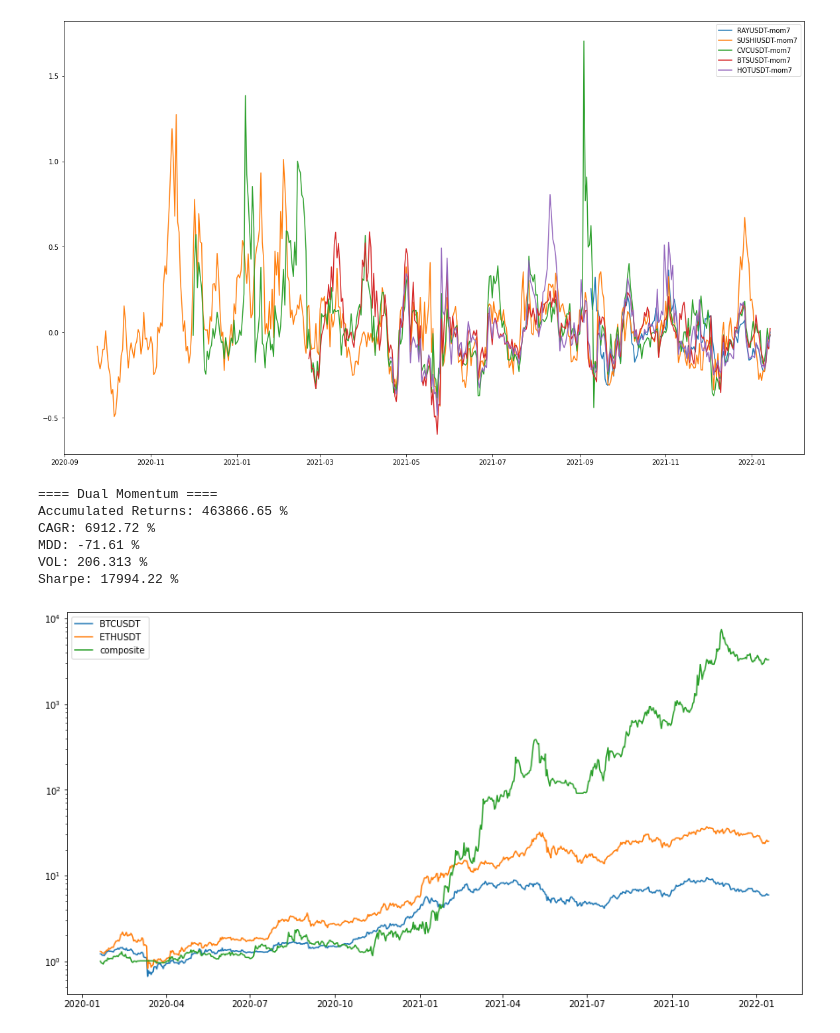
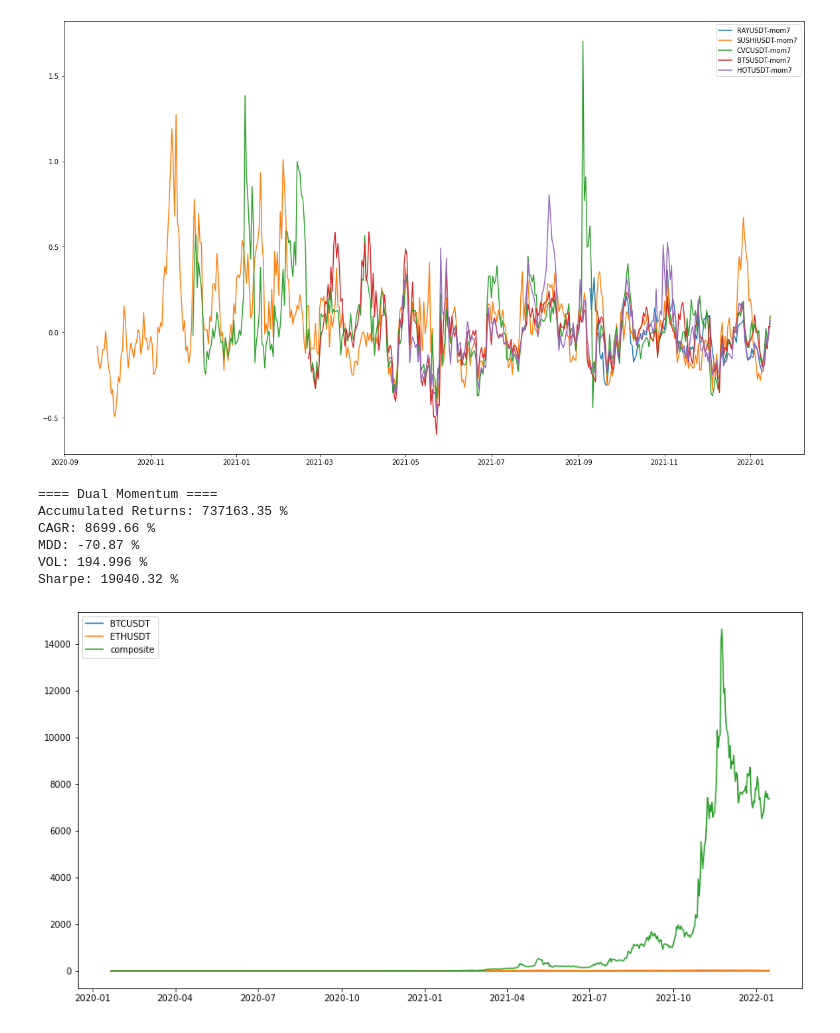
Before and after one commit to choij1589/SystemTrading, a Jupyter notebook: CoinTrading/DualMomentum.ipynb, the cells around one changed output. Drawn from its saved outputs; the diff is of its cells as text; code cells hidden in the pictures.

```diff
--- a/CoinTrading/DualMomentum.ipynb
+++ b/CoinTrading/DualMomentum.ipynb
@@ -59,6 +61,11 @@ for ticker in tickers:
     sample['mom14'] = (sample['close'] - sample.shift(14)['close'])/sample.shift(14)['close']
     sample['mom20'] = (sample['close'] - sample.shift(20)['close'])/sample.shift(20)['close']
     #sample['mom72'] = (sample['close'] - sample.shift(72)['close'])/sample.shift(72)['close']
+    sample['center'] = sample['close'].rolling(20).mean()
+    sample['upper'] = sample['center'] + 2.*sample['close'].rolling(20).std()
+    sample['lower'] = sample['center'] - 2.*sample['close'].rolling(20).std()
+    sample['percentB'] = (sample['close'] - sample['lower'])/(sample['upper'] - sample['lower'])
+    sample['minmax'] = (sample['close'] - sample['low'].rolling(15).min())/(sample['high'].rolling(15).max() - sample['low'].rolling(15).min())
     sample['reward'] = 1. + sample['close'].pct_change()
     sample['total_reward'] = sample['reward'].cumprod()
     sample.dropna(inplace=True)
@@ -116,28 +123,15 @@ for idx in book.index[:-1]:
     ratio = 1./len(top5)
 
     for coin in top5.keys():
-        #lev = 0
-        #if samples[coin].loc[idx, 'mom3'] > 0.5:  lev += 1
-        #if samples[coin].loc[idx, 'mom7'] > 0.5 or samples[coin].loc[idx, 'mom7'] < -0.3:  lev += 1
-        #if samples[coin].loc[idx, 'mom10'] > 0.4: lev += 1
-        #if samples[coin].loc[idx, 'mom14'] > 0.2: lev += 1
-        #if samples[coin].loc[idx, 'mom20'] > 0.1:  lev += 1
-        #if samples[coin].loc[idx, 'mom72'] > 0.:   lev += 1
-        #if samples[coin].loc[idx, 'mom20'] > 0.1 and samples[coin].loc[idx, 'mom7'] > 0.5: lev = 2
+        lev = 0
+        if samples[coin].loc[idx, 'mom7'] > 0.5 and samples[coin].loc[idx, 'mom7'] < 2.1: lev += 1
+        if samples[coin].loc[idx, 'mom7'] < -0.4: lev += 1
+        if samples[coin].loc[idx, 'mom20'] > 0.1 and samples[coin].loc[idx, 'mom20'] < 4.3: lev += 1
 
-        lev = 0
-        if samples[coin].loc[idx, 'mom7'] > 0.5: lev += 1
-        if samples[coin].loc[idx, 'mom7'] < -0.4: lev += 1
-        if samples[coin].loc[idx, 'mom20'] > 0.1: lev += 1
-
-        # ETH filtering0000000000
-        #if samples['BTCUSDT'].loc[idx, 'mom20'] > 0.03:
-        #    if samples['ETHUSDT'].loc[idx, 'mom7'] > samples[coin].loc[idx, 'mom7']:
-        #        this_reward = samples['ETHUSDT'].shift(-1).loc[idx, 'reward'] - 1.003
-        #    else:
+        #if samples[coin].loc[idx, 'mom7'] > 0.4: lev += 1
+        #if samples[coin].loc[idx, 'percentB'] > 1.0: lev += 1
+        # if samples[coin].loc[idx, 'minmax'] > 0.6: lev += 1
         this_reward = lev*(samples[coin].shift(-1).loc[idx, 'reward']-1.003)
-        #else:
-        #    this_reward = 0.
         reward += ratio*(1. + this_reward)
 
     #if samples['ETHUSDT'].loc[idx, 'mom7'] < 0.:    reward = 1.
@@ -166,19 +160,19 @@ print("VOL:", round(VOL*100, 3), "%")
 print("Sharpe:", round(Sharpe*100,2), "%")
 # %% [output]
 ==== Dual Momentum ====
-Accumulated Returns: 463866.65 %
-CAGR: 6912.72 %
-MDD: -71.61 %
-VOL: 206.313 %
-Sharpe: 17994.22 %
+Accumulated Returns: 737163.35 %
+CAGR: 8699.66 %
+MDD: -70.87 %
+VOL: 194.996 %
+Sharpe: 19040.32 %
 # %%
 plt.figure(figsize=(15, 8))
-plt.yscale('log')
+#plt.yscale('log')
 plt.plot(samples['BTCUSDT'].index, samples['BTCUSDT'].total_reward, label="BTCUSDT")
 plt.plot(samples['ETHUSDT'].index, samples['ETHUSDT'].total_reward, label="ETHUSDT")
 plt.plot(book.index, book.total_reward, label='composite')
 plt.legend(loc='best')
 
 plt.show()
 # %% [output]
-[figure, old version]
+[figure, new version]
```
Also changed, not shown: parts of 3 cells of this notebook, 3 other files.
